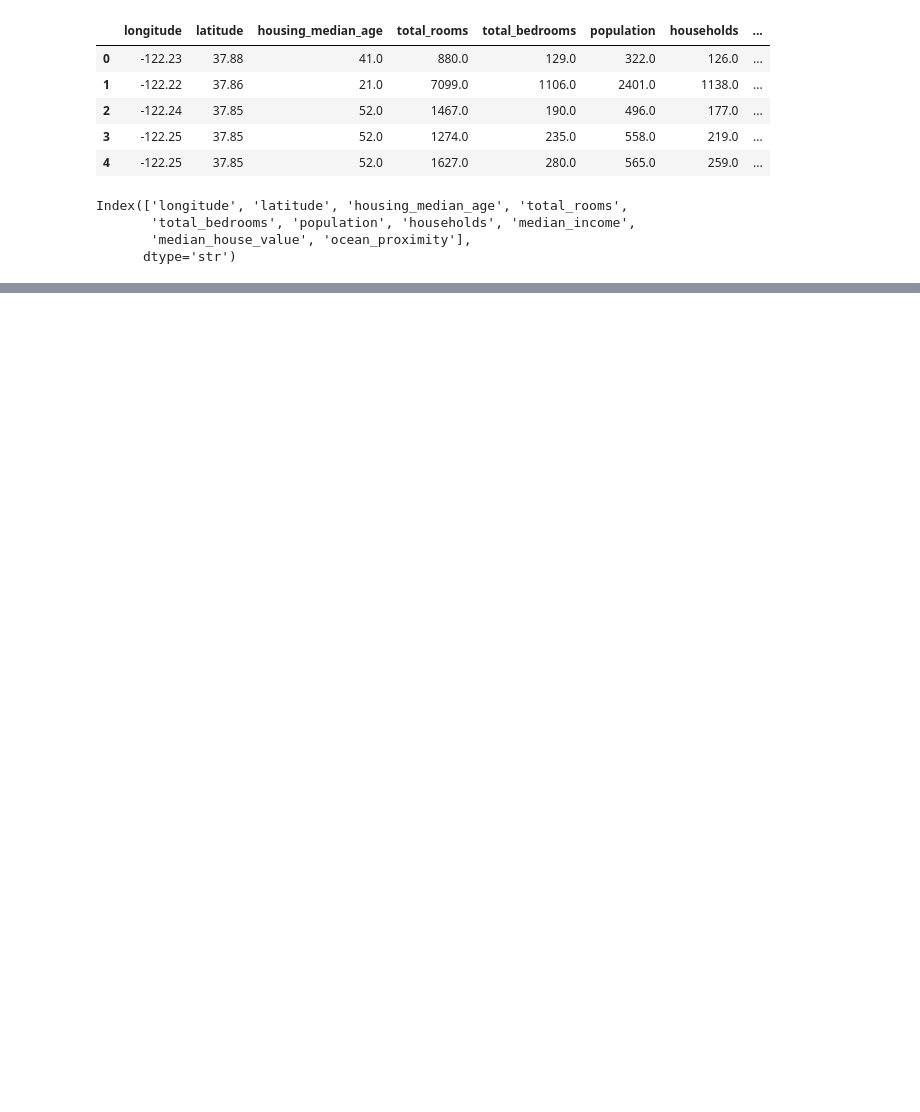
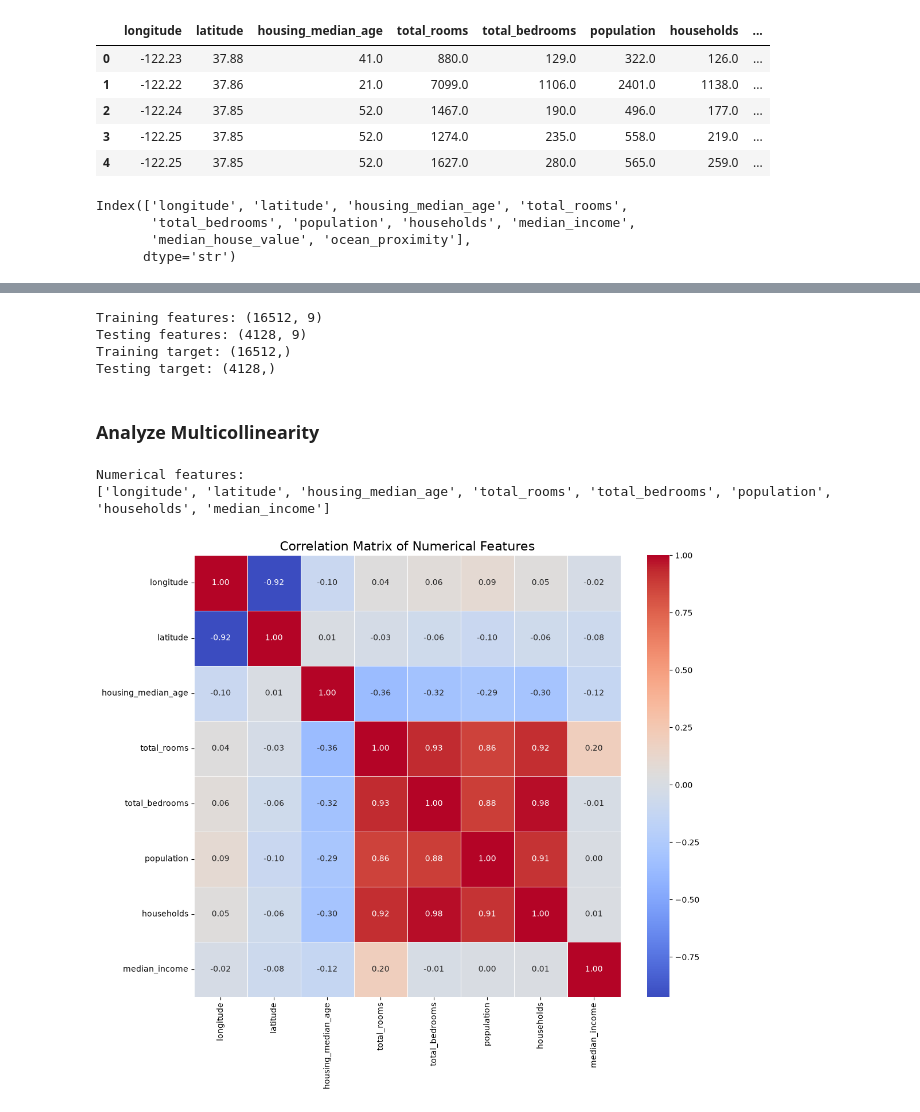
Before and after one commit to timomugishan8-ai/Datheon_Machine_Learning_and_Data_Science_Internship., a Jupyter notebook: Real-Estate House Price Prediction/notebooks/02_data_preparation.ipynb, the cells around one changed output, grey strips where cells are left out. Drawn from its saved outputs; the diff is of its cells as text; code cells hidden in the pictures; blank space fills up the shorter version.

Commit message:
Split the data for training and analyze multicollinearity in the training data using correlation matrix and Variance Inflation Factor (VIF)

```diff
--- a/Real-Estate House Price Prediction/notebooks/02_data_preparation.ipynb
+++ b/Real-Estate House Price Prediction/notebooks/02_data_preparation.ipynb
@@ -21,0 +28,48 @@ Index(['longitude', 'latitude', 'housing_median_age', 'total_rooms',
+# %%
+x = house_cleaned.drop(columns=["median_house_value"])
+y = house_cleaned["median_house_value"]
+# %%
+x_train, x_test, y_train, y_test = train_test_split(x, y, test_size=0.2, random_state=42)
+# %%
+print("Training features:", x_train.shape)
+print("Testing features:", x_test.shape)
+print("Training target:", y_train.shape)
+print("Testing target:", y_test.shape)
+# %% [output]
+Training features: (16512, 9)
+Testing features: (4128, 9)
+Training target: (16512,)
+Testing target: (4128,)
+# %% [markdown]
+### Analyze Multicollinearity
+# %%
+# 1. Select numerical features
+
+numeric_features = x_train.select_dtypes(include=["int64", "float64"]).columns
+
+x_train_numeric = x_train[numeric_features].copy()
+
+print("Numerical features:")
+print(list(x_train_numeric.columns))
+# %% [output]
+Numerical features:
+['longitude', 'latitude', 'housing_median_age', 'total_rooms', 'total_bedrooms', 'population', 'households', 'median_income']
+# %%
+# 2. Calculate correlation matrix
+
+correlation_matrix = x_train_numeric.corr()
+
+plt.figure(figsize=(12,10))
+
+sns.heatmap(
+    correlation_matrix,
+    annot=True,
+    cmap="coolwarm",
+    fmt=".2f",
+    linewidths=0.5,
+)
+
+plt.title("Correlation Matrix of Numerical Features", fontsize=16)
+plt.show()
+# %% [output]
+[figure, added]
```
Also changed, not shown: parts of 3 cells of this notebook.
